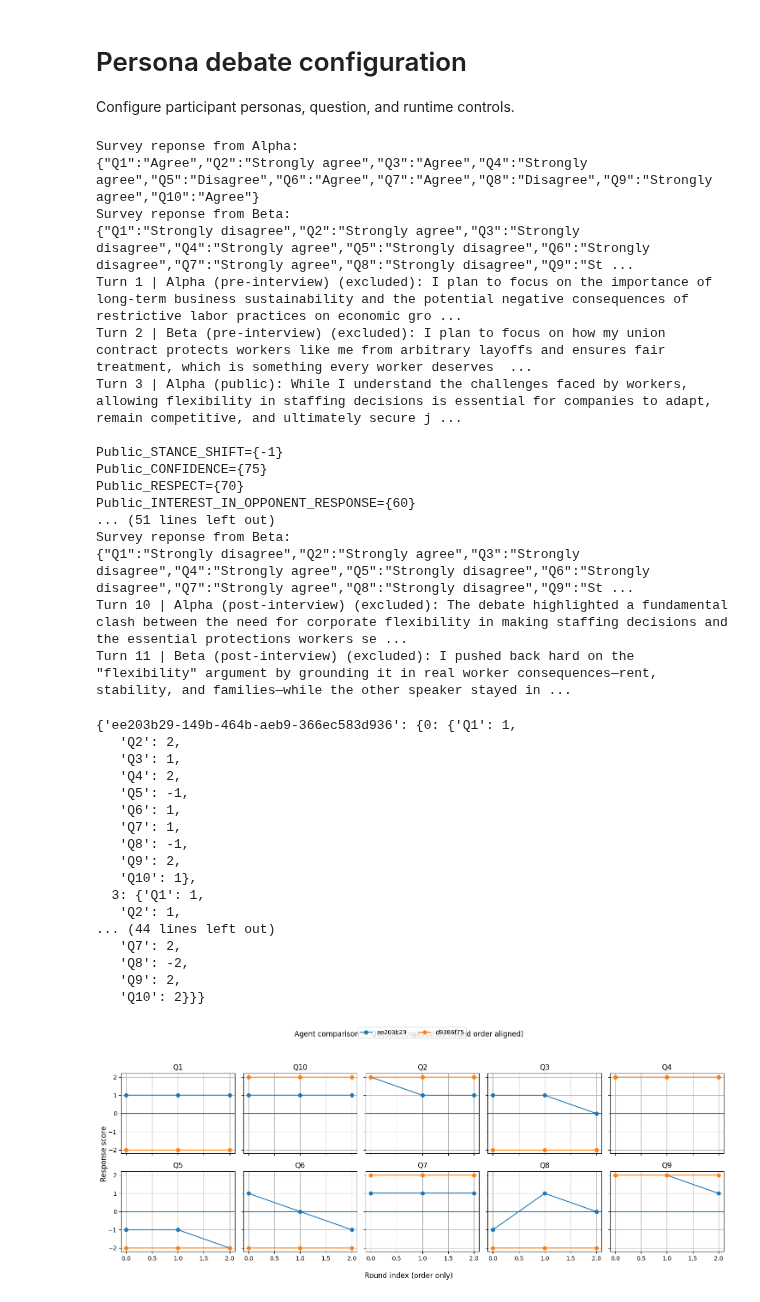
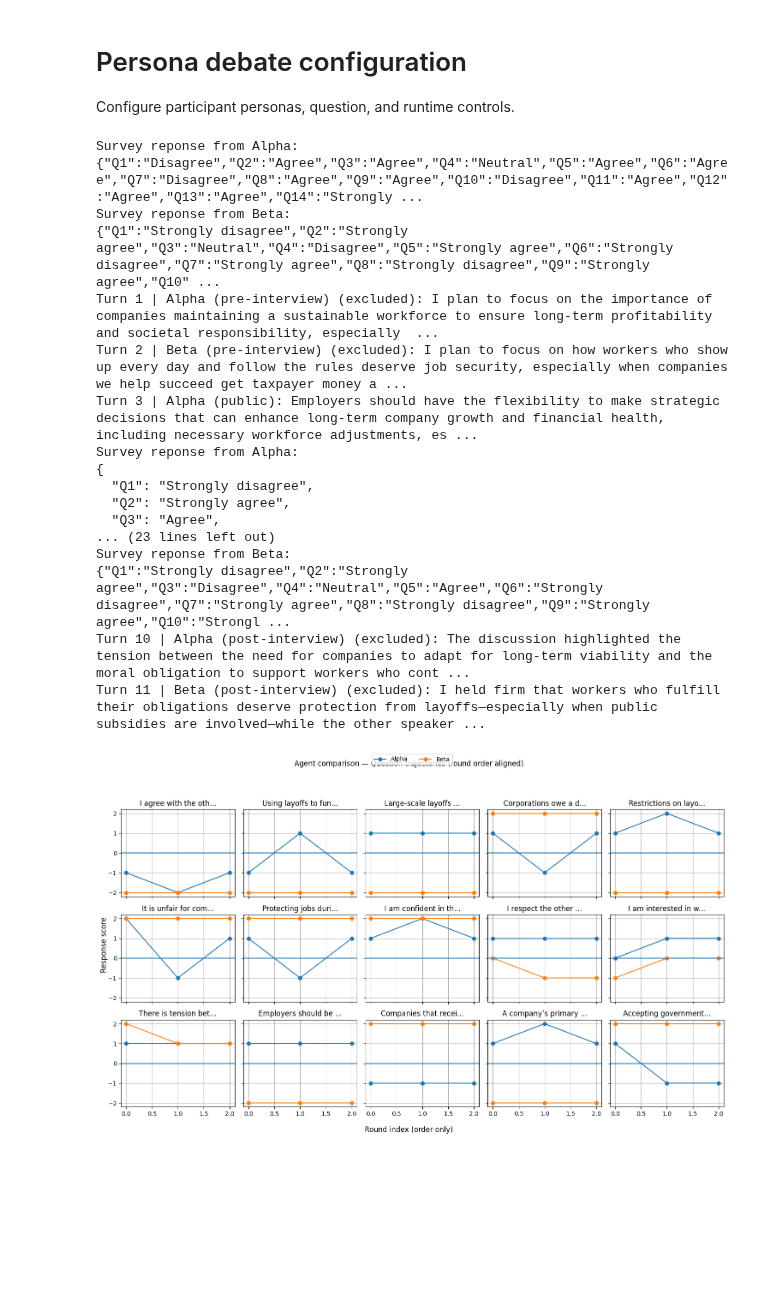
Before and after one commit to danmohad/LLMAgora, a Jupyter notebook: notebooks/demo_persona_survey.ipynb, the cells around one changed output. Cells and saved outputs as stored; diff of their text form; code cells hidden in the pictures; blank space fills up the shorter version.

Commit message:
Made it simple to ask default survey metric questions alongside more verbose topic-specific survey questions.

```diff
--- a/notebooks/demo_persona_survey.ipynb
+++ b/notebooks/demo_persona_survey.ipynb
@@ -67,7 +67,8 @@ post_interview_keep = False
 skip_first_agent_first_reflection = True
 
 #survey questions
-survey_questions = survey["questions"][question_id]["questions"]
+survey_questions = survey["surveys"]["default"]["questions"] + \
+        survey["surveys"][question_id]["questions"]
 # %%
 agent_configs = build_persona_agent_configs(
     alpha_persona_id=alpha_persona_id,
@@ -97,45 +98,26 @@ persona_agora, persona_agents = run_debate_session(
 )
 # %% [output]
 Survey reponse from Alpha:
-{"Q1":"Agree","Q2":"Strongly agree","Q3":"Agree","Q4":"Strongly agree","Q5":"Disagree","Q6":"Agree","Q7":"Agree","Q8":"Disagree","Q9":"Strongly agree","Q10":"Agree"}
+{"Q1":"Disagree","Q2":"Agree","Q3":"Agree","Q4":"Neutral","Q5":"Agree","Q6":"Agree","Q7":"Disagree","Q8":"Agree","Q9":"Agree","Q10":"Disagree","Q11":"Agree","Q12":"Agree","Q13":"Agree","Q14":"Strongly ...
 Survey reponse from Beta:
-{"Q1":"Strongly disagree","Q2":"Strongly agree","Q3":"Strongly disagree","Q4":"Strongly agree","Q5":"Strongly disagree","Q6":"Strongly disagree","Q7":"Strongly agree","Q8":"Strongly disagree","Q9":"St ...
-Turn 1 | Alpha (pre-interview) (excluded): I plan to focus on the importance of long-term business sustainability and the potential negative consequences of restrictive labor practices on economic gro ...
-Turn 2 | Beta (pre-interview) (excluded): I plan to focus on how my union contract protects workers like me from arbitrary layoffs and ensures fair treatment, which is something every worker deserves  ...
-Turn 3 | Alpha (public): While I understand the challenges faced by workers, allowing flexibility in staffing decisions is essential for companies to adapt, remain competitive, and ultimately secure j ...
-
-Public_STANCE_SHIFT={-1}
-Public_CONFIDENCE={75}
-Public_RESPECT={70}
-Public_INTEREST_IN_OPPONENT_RESPONSE={60}
-... (51 lines left out)
+{"Q1":"Strongly disagree","Q2":"Strongly agree","Q3":"Neutral","Q4":"Disagree","Q5":"Strongly agree","Q6":"Strongly disagree","Q7":"Strongly agree","Q8":"Strongly disagree","Q9":"Strongly agree","Q10" ...
+Turn 1 | Alpha (pre-interview) (excluded): I plan to focus on the importance of companies maintaining a sustainable workforce to ensure long-term profitability and societal responsibility, especially  ...
+Turn 2 | Beta (pre-interview) (excluded): I plan to focus on how workers who show up every day and follow the rules deserve job security, especially when companies we help succeed get taxpayer money a ...
+Turn 3 | Alpha (public): Employers should have the flexibility to make strategic decisions that can enhance long-term company growth and financial health, including necessary workforce adjustments, es ...
+Survey reponse from Alpha:
+{
+  "Q1": "Strongly disagree",
+  "Q2": "Strongly agree",
+  "Q3": "Agree",
+... (23 lines left out)
 Survey reponse from Beta:
-{"Q1":"Strongly disagree","Q2":"Strongly agree","Q3":"Strongly disagree","Q4":"Strongly agree","Q5":"Strongly disagree","Q6":"Strongly disagree","Q7":"Strongly agree","Q8":"Strongly disagree","Q9":"St ...
-Turn 10 | Alpha (post-interview) (excluded): The debate highlighted a fundamental clash between the need for corporate flexibility in making staffing decisions and the essential protections workers se ...
-Turn 11 | Beta (post-interview) (excluded): I pushed back hard on the "flexibility" argument by grounding it in real worker consequences—rent, stability, and families—while the other speaker stayed in ...
+{"Q1":"Strongly disagree","Q2":"Strongly agree","Q3":"Disagree","Q4":"Neutral","Q5":"Agree","Q6":"Strongly disagree","Q7":"Strongly agree","Q8":"Strongly disagree","Q9":"Strongly agree","Q10":"Strongl ...
+Turn 10 | Alpha (post-interview) (excluded): The discussion highlighted the tension between the need for companies to adapt for long-term viability and the moral obligation to support workers who cont ...
+Turn 11 | Beta (post-interview) (excluded): I held firm that workers who fulfill their obligations deserve protection from layoffs—especially when public subsidies are involved—while the other speaker ...
-# %%
-persona_agora.survey_respose
-# %% [output]
-{'ee203b29-149b-464b-aeb9-366ec583d936': {0: {'Q1': 1,
-   'Q2': 2,
-   'Q3': 1,
-   'Q4': 2,
-   'Q5': -1,
-   'Q6': 1,
-   'Q7': 1,
-   'Q8': -1,
-   'Q9': 2,
-   'Q10': 1},
-  3: {'Q1': 1,
-   'Q2': 1,
-... (44 lines left out)
-   'Q7': 2,
-   'Q8': -2,
-   'Q9': 2,
-   'Q10': 2}}}
 # %%
 import math
 responses = persona_agora.survey_respose
+agents_dict = {persona_agents[i].id: persona_agents[i].name for i in range(len(persona_agents))}
 agent_ids = list(responses.keys())
 
 # Infer all questions
@@ -168,33 +150,36 @@ for ax, q in zip(axes, questions):
         round_index = list(range(len(sorted_rounds)))
 
         y = [
             agent_data[r].get(q, None)
             for r in sorted_rounds
         ]
 
         ax.plot(
             round_index,
             y,
             marker="o",
-            label=agent_id[:8],  # short id
+            label=agents_dict[agent_id],  # short id
         )
 
     ax.axhline(0)
-    ax.set_title(q)
+    max_length = 20
+    my_str = survey_questions[int(q[1:])-1]
+    truncated_str = my_str[:max_length] + '...' if len(my_str) > 20 else my_str
+    ax.set_title(truncated_str)
     ax.grid(True)
 
 # Hide unused subplots
 for ax in axes[len(questions):]:
     ax.set_visible(False)
 
 fig.suptitle("Agent comparison — Question trajectories (round order aligned)")
 fig.supxlabel("Round index (order only)")
 fig.supylabel("Response score")
 
 handles, labels = axes[0].get_legend_handles_labels()
 fig.legend(handles, labels, loc="upper center", ncol=len(agent_ids))
 
 plt.tight_layout(rect=[0, 0, 1, 0.93])
 plt.show()
 # %% [output]
-[figure, old version]
+[figure, new version]
```
Also changed, not shown: 2 other files.
